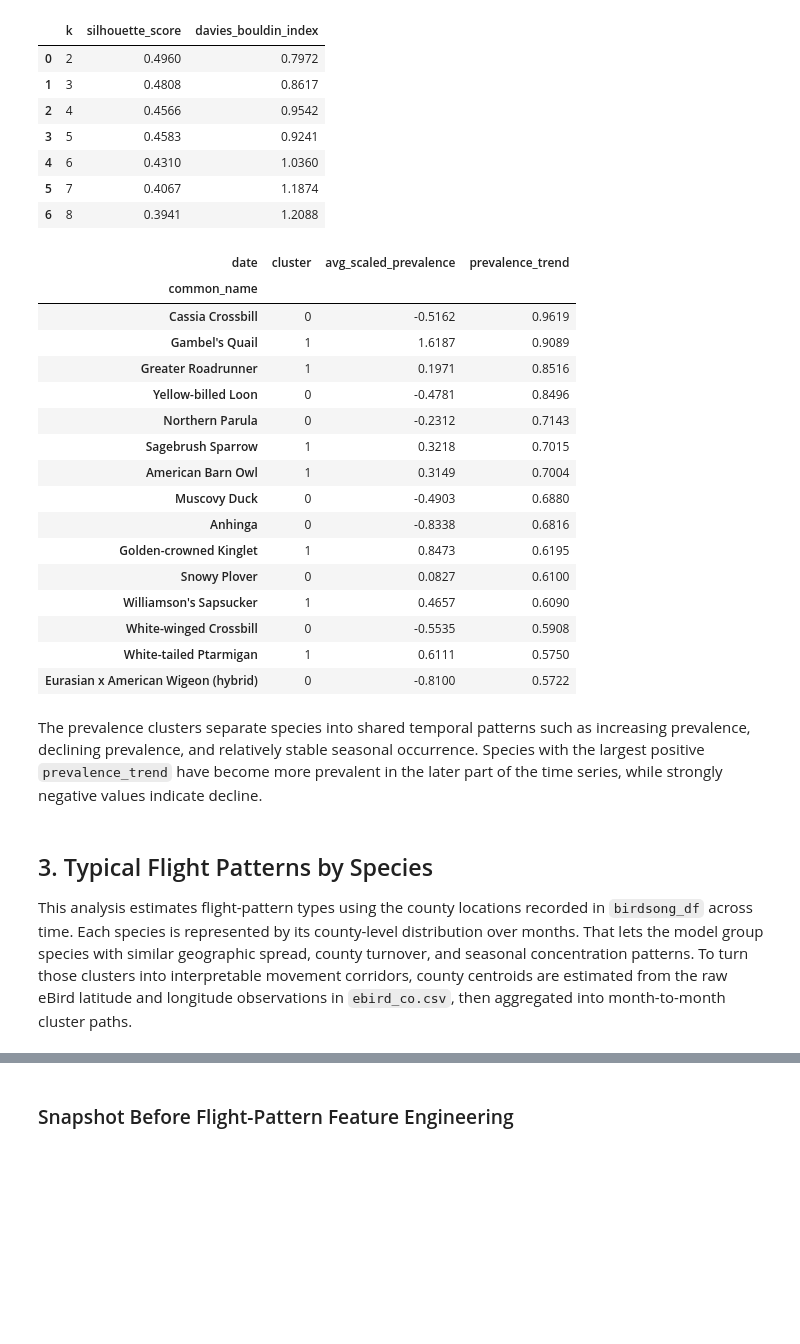
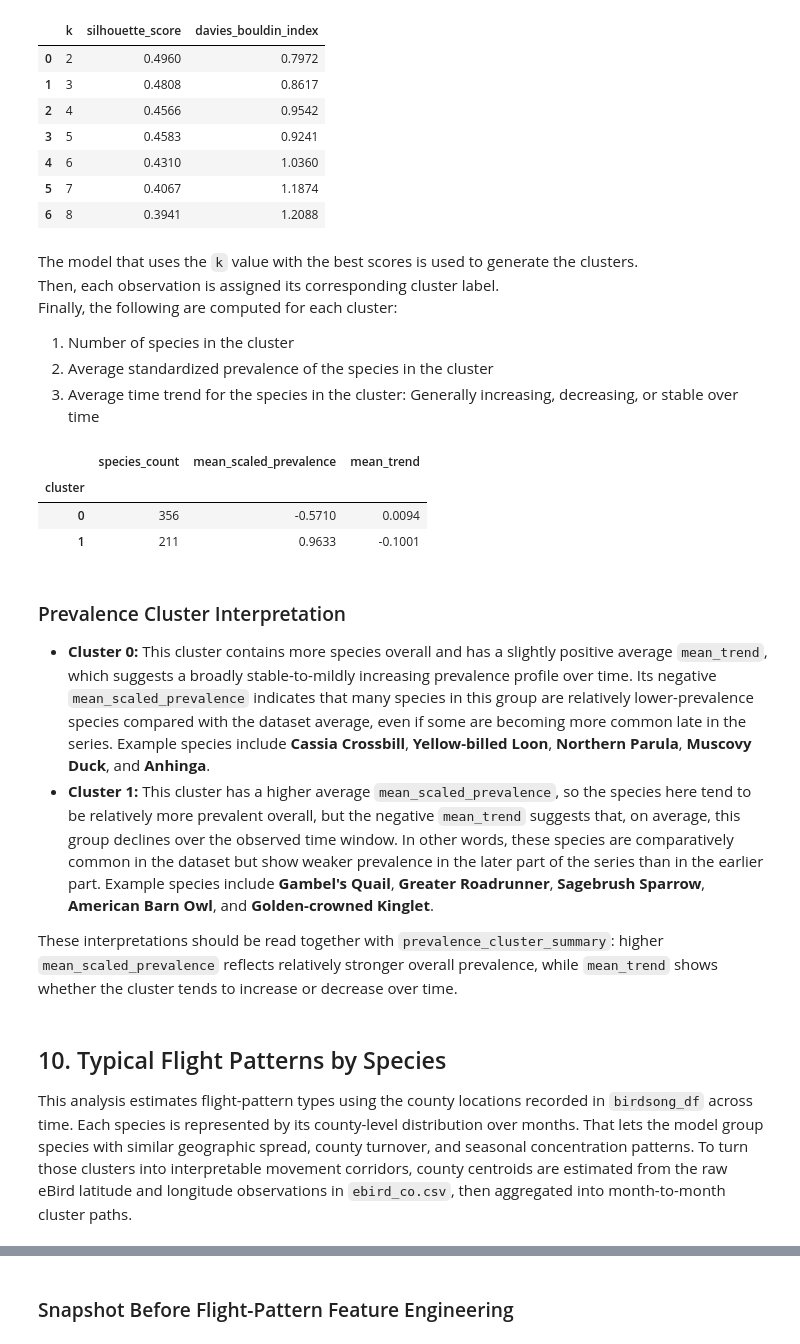
Before and after one commit to Kaxlow/where-the-birds-sing, a Jupyter notebook: src/clustering-analysis.ipynb, the cells around one changed output, grey strips where cells are left out. Cells and saved outputs as stored; diff of their text form; code cells hidden in the pictures; blank space fills up the shorter version.

```diff
--- a/src/clustering-analysis.ipynb
+++ b/src/clustering-analysis.ipynb
@@ -445,45 +257,47 @@ prevalence_scores
 | 4 | 6 | 0.4310 | 1.0360 |
 | 5 | 7 | 0.4067 | 1.1874 |
 | 6 | 8 | 0.3941 | 1.2088 |
+# %% [markdown]
+The model that uses the `k` value with the best scores is used to generate the clusters.
+Then, each observation is assigned its corresponding cluster label.
+Finally, the following are computed for each cluster:
+1. Number of species in the cluster
+2. Average standardized prevalence of the species in the cluster
+3. Average time trend for the species in the cluster: Generally increasing, decreasing, or stable over time
 # %%
+species_prevalence_clusters = species_prevalence_scaled.copy()
+species_prevalence_clusters['cluster'] = prevalence_labels
+species_prevalence_clusters['avg_scaled_prevalence'] = species_prevalence_scaled.mean(axis=1)
+species_prevalence_clusters['prevalence_trend'] = (
+    species_prevalence_wide.iloc[:, -12:].mean(axis=1) - species_prevalence_wide.iloc[:, :12].mean(axis=1)
+)
+
 prevalence_cluster_summary = (
     species_prevalence_clusters
     .groupby('cluster')
-    # Compute the following for each cluster:
-    # 1. Number of species
-    # 2. Average standardized (scaled) prevalence of species
-    # 3. Average time trend for the species in the cluster: Generally increasing, decreasing, or stable over time
     .agg(
         species_count=('avg_scaled_prevalence', 'size'),
         mean_scaled_prevalence=('avg_scaled_prevalence', 'mean'),
         mean_trend=('prevalence_trend', 'mean')
     )
     .sort_values('mean_trend', ascending=False)
 )
 
-species_prevalence_clusters[['cluster', 'avg_scaled_prevalence', 'prevalence_trend']].sort_values('prevalence_trend', ascending=False).head(15)
+prevalence_cluster_summary
 # %% [output]
-| date | cluster | avg_scaled_prevalence | prevalence_trend |
-| common_name |  |  |  |
-| Cassia Crossbill | 0 | -0.5162 | 0.9619 |
-| Gambel's Quail | 1 | 1.6187 | 0.9089 |
-| Greater Roadrunner | 1 | 0.1971 | 0.8516 |
-| Yellow-billed Loon | 0 | -0.4781 | 0.8496 |
-| Northern Parula | 0 | -0.2312 | 0.7143 |
-| Sagebrush Sparrow | 1 | 0.3218 | 0.7015 |
-| American Barn Owl | 1 | 0.3149 | 0.7004 |
-| Muscovy Duck | 0 | -0.4903 | 0.6880 |
-| Anhinga | 0 | -0.8338 | 0.6816 |
-| Golden-crowned Kinglet | 1 | 0.8473 | 0.6195 |
-| Snowy Plover | 0 | 0.0827 | 0.6100 |
-| Williamson's Sapsucker | 1 | 0.4657 | 0.6090 |
-| White-winged Crossbill | 0 | -0.5535 | 0.5908 |
-| White-tailed Ptarmigan | 1 | 0.6111 | 0.5750 |
-| Eurasian x American Wigeon (hybrid) | 0 | -0.8100 | 0.5722 |
+|  | species_count | mean_scaled_prevalence | mean_trend |
+| cluster |  |  |  |
+| 0 | 356 | -0.5710 | 0.0094 |
+| 1 | 211 | 0.9633 | -0.1001 |
-# %% [markdown]
-The prevalence clusters separate species into shared temporal patterns such as increasing prevalence, declining prevalence, and relatively stable seasonal occurrence. Species with the largest positive `prevalence_trend` have become more prevalent in the later part of the time series, while strongly negative values indicate decline.
+# %% [markdown]
+### Prevalence Cluster Interpretation
+
+- **Cluster 0:** This cluster contains more species overall and has a slightly positive average `mean_trend`, which suggests a broadly stable-to-mildly increasing prevalence profile over time. Its negative `mean_scaled_prevalence` indicates that many species in this group are relatively lower-prevalence species compared with the dataset average, even if some are becoming more common late in the series. Example species include **Cassia Crossbill**, **Yellow-billed Loon**, **Northern Parula**, **Muscovy Duck**, and **Anhinga**.
+- **Cluster 1:** This cluster has a higher average `mean_scaled_prevalence`, so the species here tend to be relatively more prevalent overall, but the negative `mean_trend` suggests that, on average, this group declines over the observed time window. In other words, these species are comparatively common in the dataset but show weaker prevalence in the later part of the series than in the earlier part. Example species include **Gambel's Quail**, **Greater Roadrunner**, **Sagebrush Sparrow**, **American Barn Owl**, and **Golden-crowned Kinglet**.
+
+These interpretations should be read together with `prevalence_cluster_summary`: higher `mean_scaled_prevalence` reflects relatively stronger overall prevalence, while `mean_trend` shows whether the cluster tends to increase or decrease over time.
 # %% [markdown]
-## 3. Typical Flight Patterns by Species
+## 10. Typical Flight Patterns by Species
 
 This analysis estimates flight-pattern types using the county locations recorded in `birdsong_df` across time. Each species is represented by its county-level distribution over months. That lets the model group species with similar geographic spread, county turnover, and seasonal concentration patterns. To turn those clusters into interpretable movement corridors, county centroids are estimated from the raw eBird latitude and longitude observations in `ebird_co.csv`, then aggregated into month-to-month cluster paths.
 # %%
```
Also changed, not shown: parts of 37 cells of this notebook.
